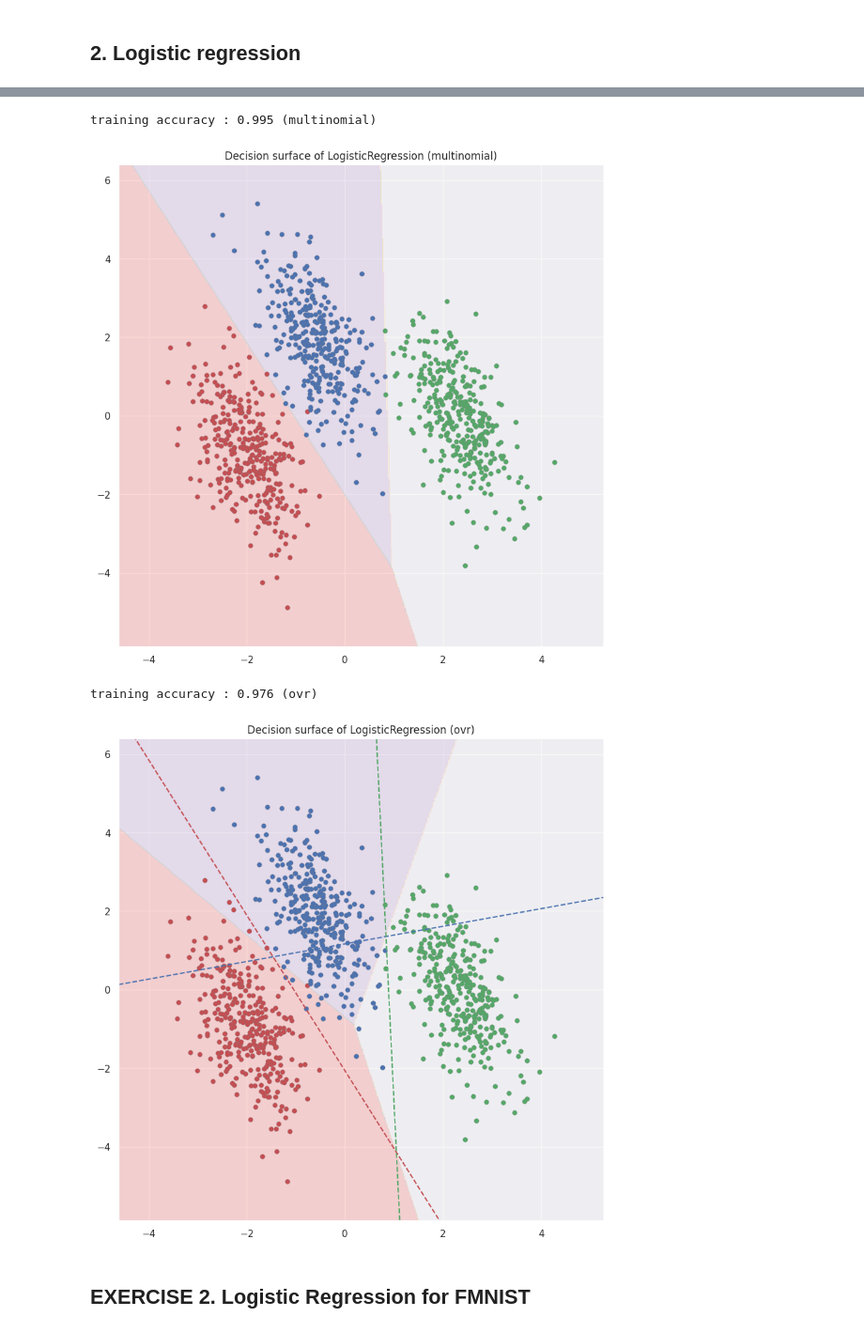
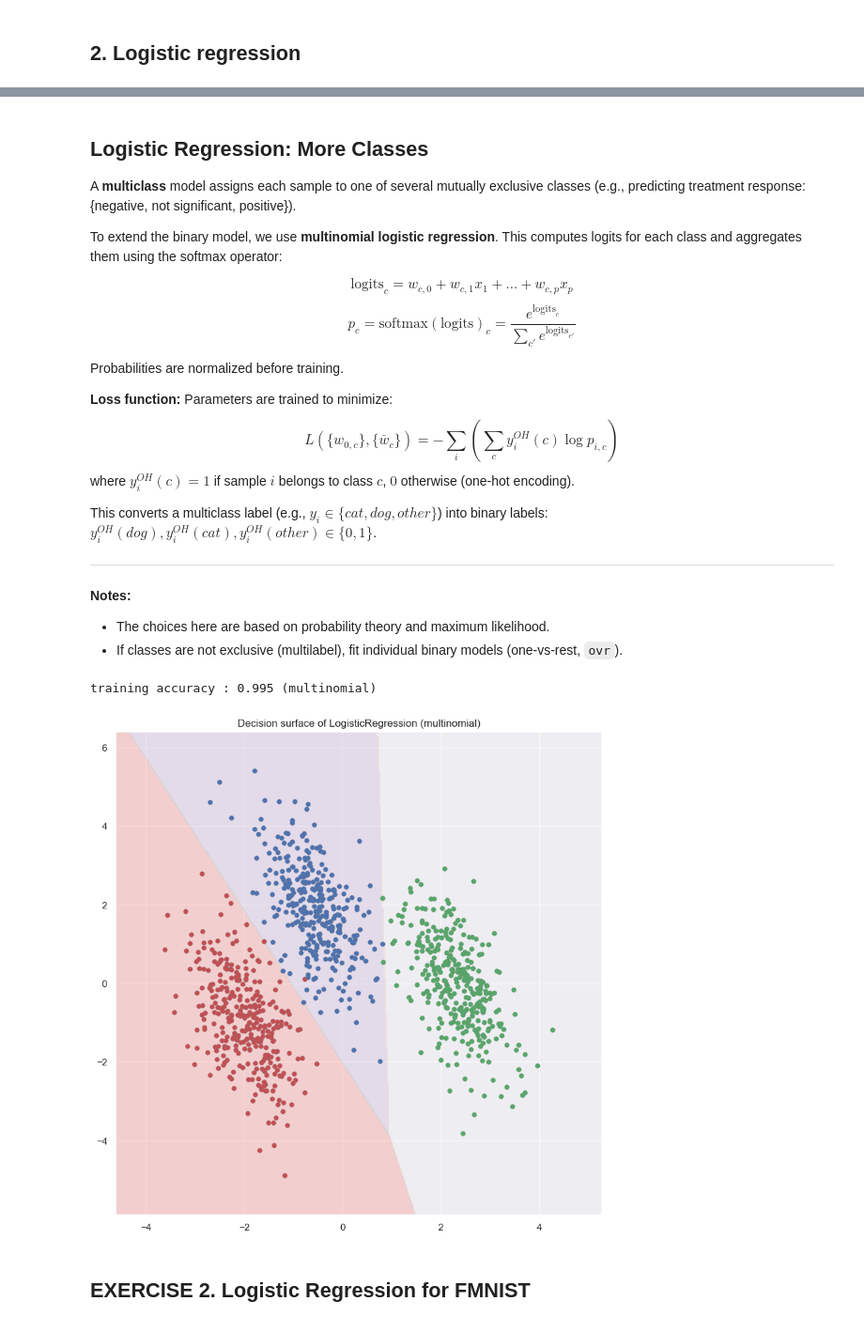
Before and after one commit to neworldemancer/DSF5, a Jupyter notebook: Course_1A.ipynb, the cells around one changed output, grey strips where cells are left out. Shown at 94% size. Drawn from its saved outputs; the diff is of its cells as text; code cells hidden in the pictures.

```diff
--- a/Course_1A.ipynb
+++ b/Course_1A.ipynb
@@ -644,3 +672,32 @@ def plot_prediction_2d(x_min, x_max, y_min, y_max, classifier, ax=None):
+# %% [markdown]
+## Logistic Regression: More Classes
+
+A **multiclass** model assigns each sample to one of several mutually exclusive classes (e.g., predicting treatment response: {negative, not significant, positive}).
+
+To extend the binary model, we use **multinomial logistic regression**. This computes logits for each class and aggregates them using the softmax operator:
+
+$$
+\text{logits}_c = w_{c,0} + w_{c,1} x_1 + ... + w_{c,p} x_p
+$$
+$$
+p_c = \text{softmax}(\text{logits})_c = \frac{e^{\text{logits}_c}}{\sum_{c'} e^{\text{logits}_{c'}}}
+$$
+
+Probabilities are normalized before training.
+
+**Loss function:**
+Parameters are trained to minimize:
+$$
+L(\{w_{0,c}\}, \{\bar{w}_c\}) = -\sum_i \left(\sum_c y_i^{OH}(c) \log p_{i,c}\right)
+$$
+where $y_i^{OH}(c) = 1$ if sample $i$ belongs to class $c$, $0$ otherwise (one-hot encoding).
+
+This converts a multiclass label (e.g., $y_i \in \{cat, dog, other\}$) into binary labels: $y_i^{OH}(dog), y_i^{OH}(cat), y_i^{OH}(other) \in \{0,1\}$.
+
+---
+**Notes:**
+- The choices here are based on probability theory and maximum likelihood.
+- If classes are not exclusive (multilabel), fit individual binary models (one-vs-rest, `ovr`).
 # %%
 # make 3-class dataset for classification
 centers = [[-5, 0], [0, 1.5], [5, -1]]
@@ -648,7 +705,9 @@ x, y = make_blobs(n_samples=1000, centers=centers, random_state=40)
 transformation = [[0.4, 0.2], [-0.4, 1.2]]
 x = np.dot(x, transformation)
 
-for multi_class in ('multinomial', 'ovr'):
+#for multi_class in ('multinomial', 'ovr'):
+for multi_class in ['multinomial']:
+
     # do fit
     clf = linear_model.LogisticRegression(solver='sag', max_iter=100,
                              multi_class=multi_class, )
@@ -666,37 +725,35 @@ for multi_class in ('multinomial', 'ovr'):
     y_max = x_1.max() + 1
 
     plt.figure(figsize=(10,10))
-    plot_prediction_2d(x_min, x_max, y_min, y_max, classifier=clf)
+    routines.plot_prediction_2d(x_min, x_max, y_min, y_max, classifier=clf)
 
     plt.title("Decision surface of LogisticRegression (%s)" % multi_class)
     plt.axis('tight')
 
     # Plot also the training points
     colors = 'rbg'
 
     for i, color in zip(clf.classes_, colors):
         idx = np.where(y == i)
         plt.scatter(x_0[idx], x_1[idx], c=color, cmap=plt.cm.Paired,
                     edgecolor='gray', s=30, linewidth=0.2)
 
     # Plot the three one-against-all classifiers
     if multi_class=='ovr':
         coef = clf.coef_
         intercept = clf.intercept_
         def plot_hyperplane(c, color):
             def line(x0):
                 return (-(x0 * coef[c, 0]) - intercept[c]) / coef[c, 1]
             plt.plot([x_min, x_max], [line(x_min), line(x_max)],
                     ls="--", color=color)
         for i, color in zip(clf.classes_, colors):
             plot_hyperplane(i, color)
 
     plt.show()
 # %% [output]
 training accuracy : 0.995 (multinomial)
-[figure, old version]
+[figure, new version]
-training accuracy : 0.976 (ovr)
-[figure, removed]
 # %% [markdown]
 ## EXERCISE 2. Logistic Regression for FMNIST
 # %%
```
Also changed, not shown: parts of 34 cells of this notebook.
